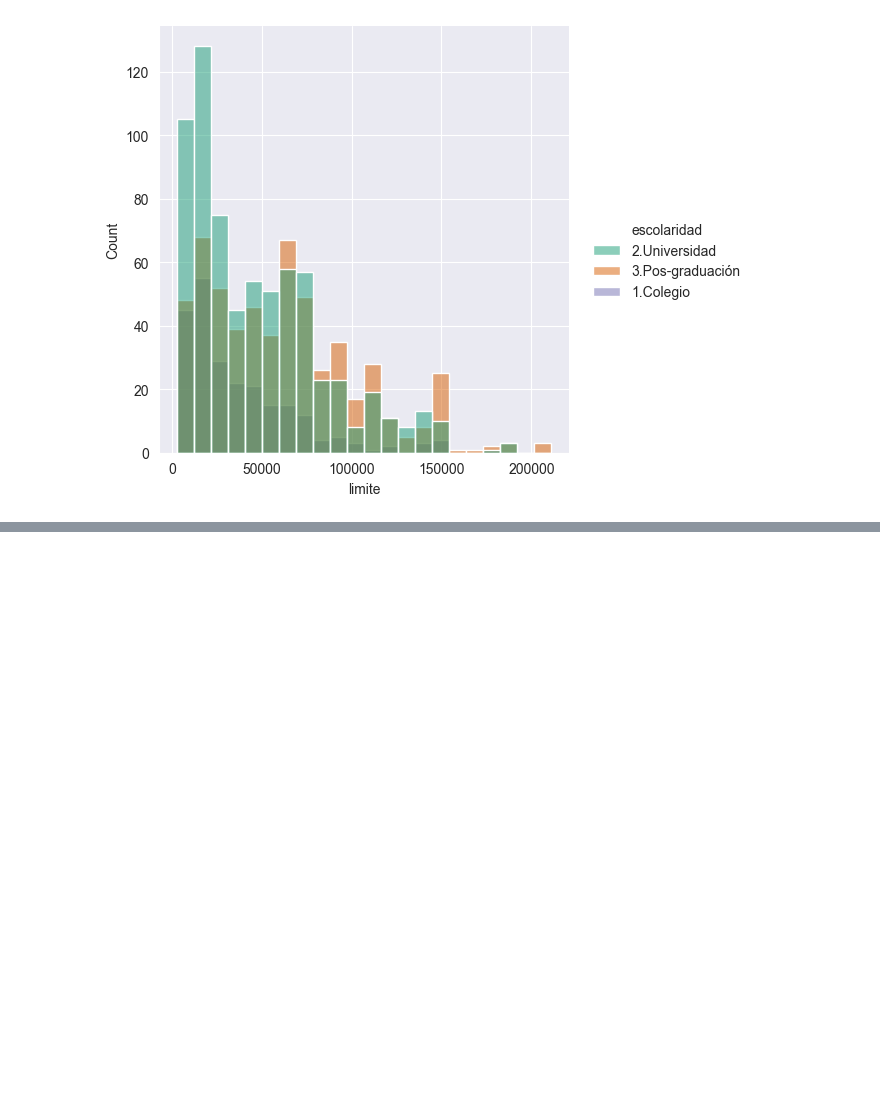
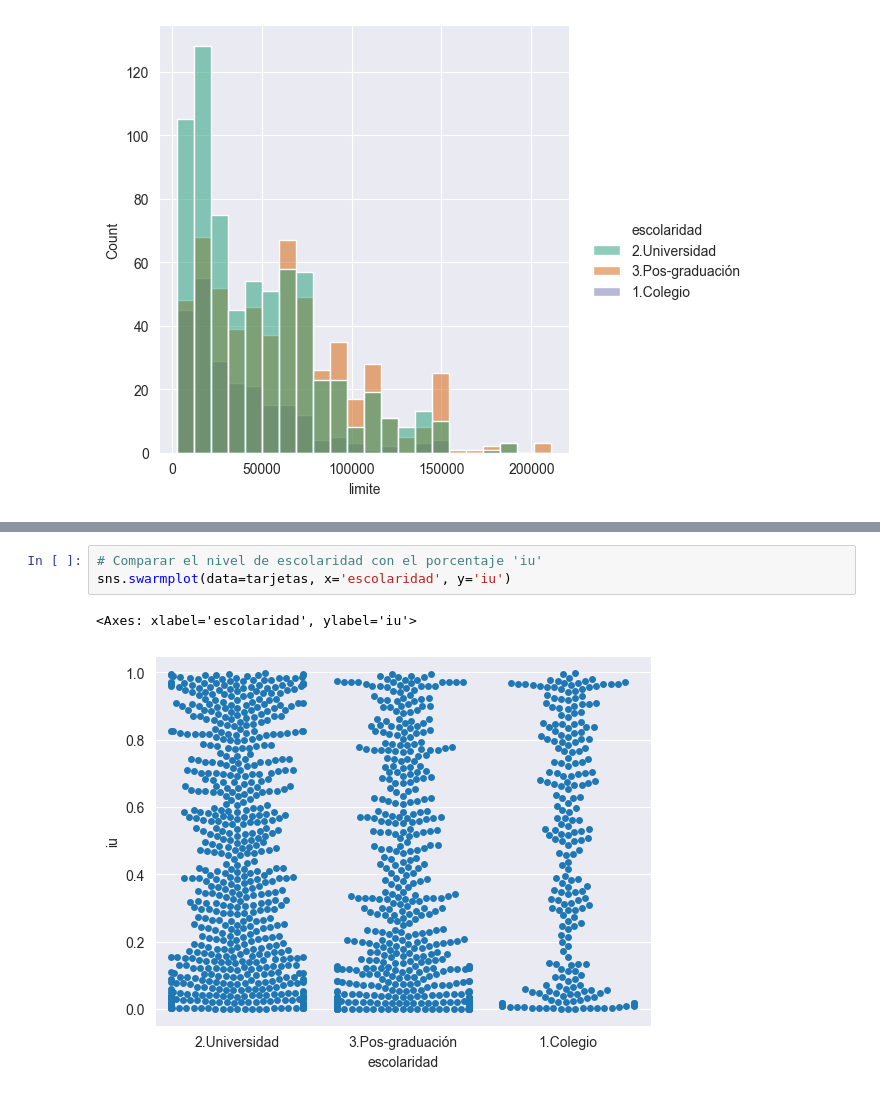
Before and after one commit to AngelMasterr/Python-para-Data-Science, a Jupyter notebook: Data_Visualization - Explorando_con_Seaborn/Empezando_con_seaborn.ipynb, the cells around one changed output, grey strips where cells are left out. Saved outputs shown, nothing was run; the diff lists cells and outputs as text; blank space fills up the shorter version.

```diff
--- a/Data_Visualization - Explorando_con_Seaborn/Empezando_con_seaborn.ipynb
+++ b/Data_Visualization - Explorando_con_Seaborn/Empezando_con_seaborn.ipynb
@@ -82,0 +96,6 @@ sns.displot(data=tarjetas, x='limite', hue='escolaridad', palette='Dark2');
+# %%
+# Comparar el nivel de escolaridad con el porcentaje 'iu'
+sns.swarmplot(data=tarjetas, x='escolaridad', y='iu')
+# %% [output]
+<Axes: xlabel='escolaridad', ylabel='iu'>
+[figure, added]
```
Also changed, not shown: parts of 6 cells of this notebook.
